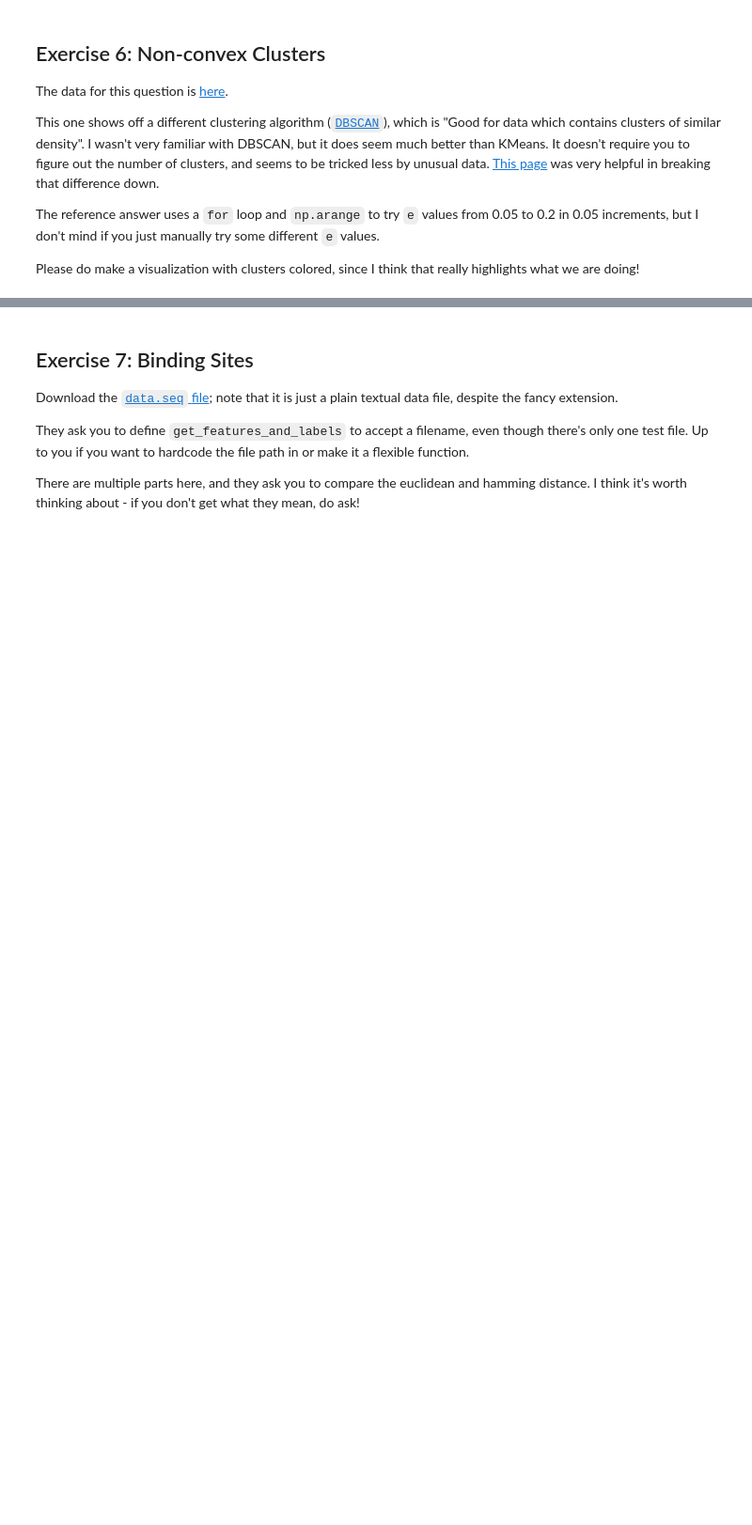
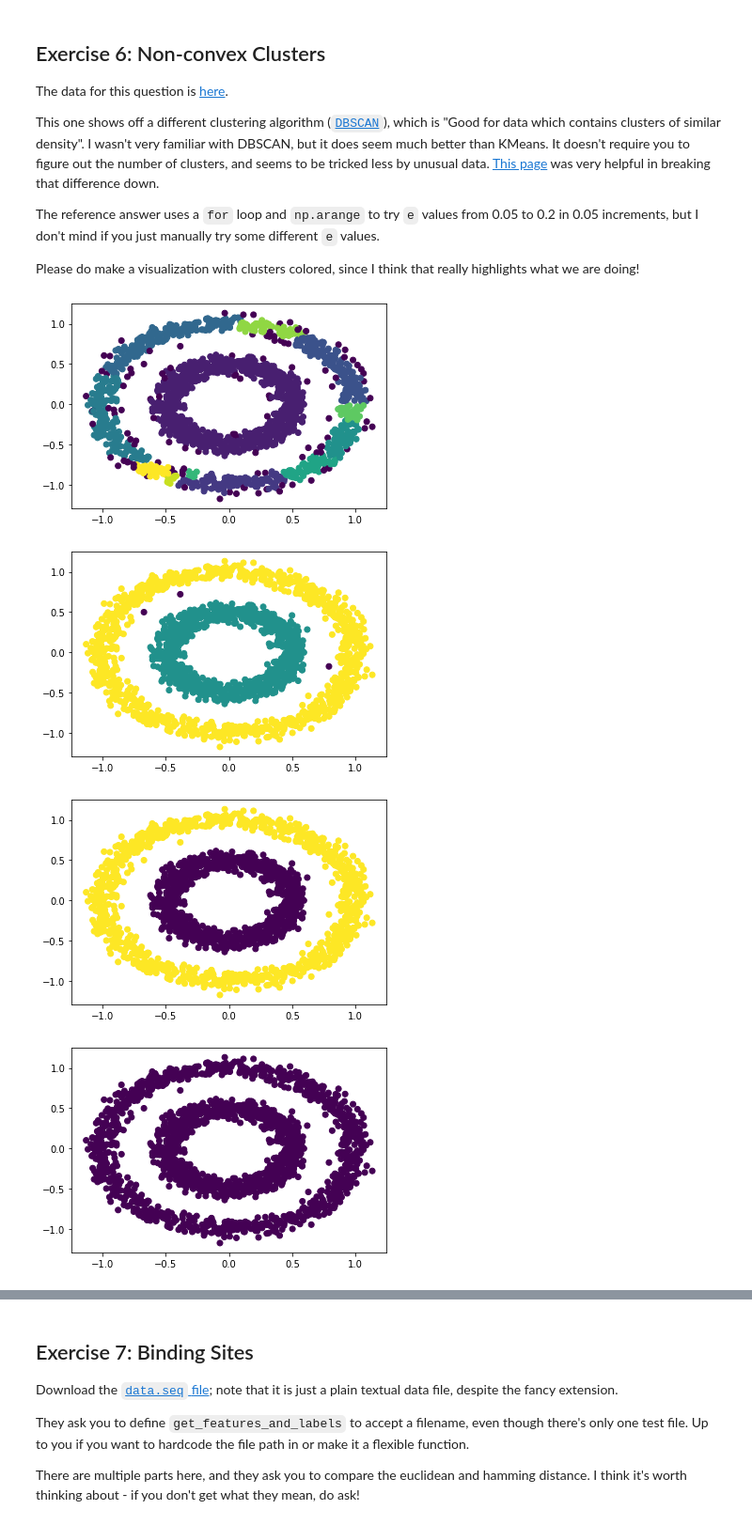
Before and after one commit to meganenglert/CISC367, a Jupyter notebook: Week 10 - Machine Learning/ml_exercises.ipynb, the cells around one changed output, grey strips where cells are left out. Shown at 94% size. Saved outputs shown, nothing was run; the diff lists cells and outputs as text; code cells hidden in the pictures; blank space fills up the shorter version.

```diff
--- a/Week 10 - Machine Learning/ml_exercises.ipynb
+++ b/Week 10 - Machine Learning/ml_exercises.ipynb
@@ -246,3 +286,23 @@ This one shows off a different clustering algorithm ([`DBSCAN`](https://scikit-l
 The reference answer uses a `for` loop and `np.arange` to try `e` values from 0.05 to 0.2 in 0.05 increments, but I don't mind if you just manually try some different `e` values.
 
 Please do make a visualization with clusters colored, since I think that really highlights what we are doing!
+# %%
+df = pd.read_csv("data.tsv", delimiter = '\t')
+rows = [['eps','score','clusters','outliers']]
+X = df.iloc[1:,0:2].to_numpy()
+y = df.iloc[1:,2].to_numpy()
+for value in np.arange(0.05, 0.2, 0.05):
+    model = DBSCAN(eps=value)
+    model.fit(X,y)
+    plt.scatter(X[:,0], X[:,1], c=model.labels_);
+    plt.show()
+    #Had to refer to answers for this
+    idx = model.labels_ == -1
+    rows.append([value, metrics.accuracy_score(y, model.labels_),max(model.labels_) + 1,np.sum(idx)])
+df = pd.DataFrame(rows)
+df
+# %% [output]
+[figure, added]
+[figure, added]
+[figure, added]
+[figure, added]
```
Also changed, not shown: parts of 6 cells of this notebook, 6 other files.
